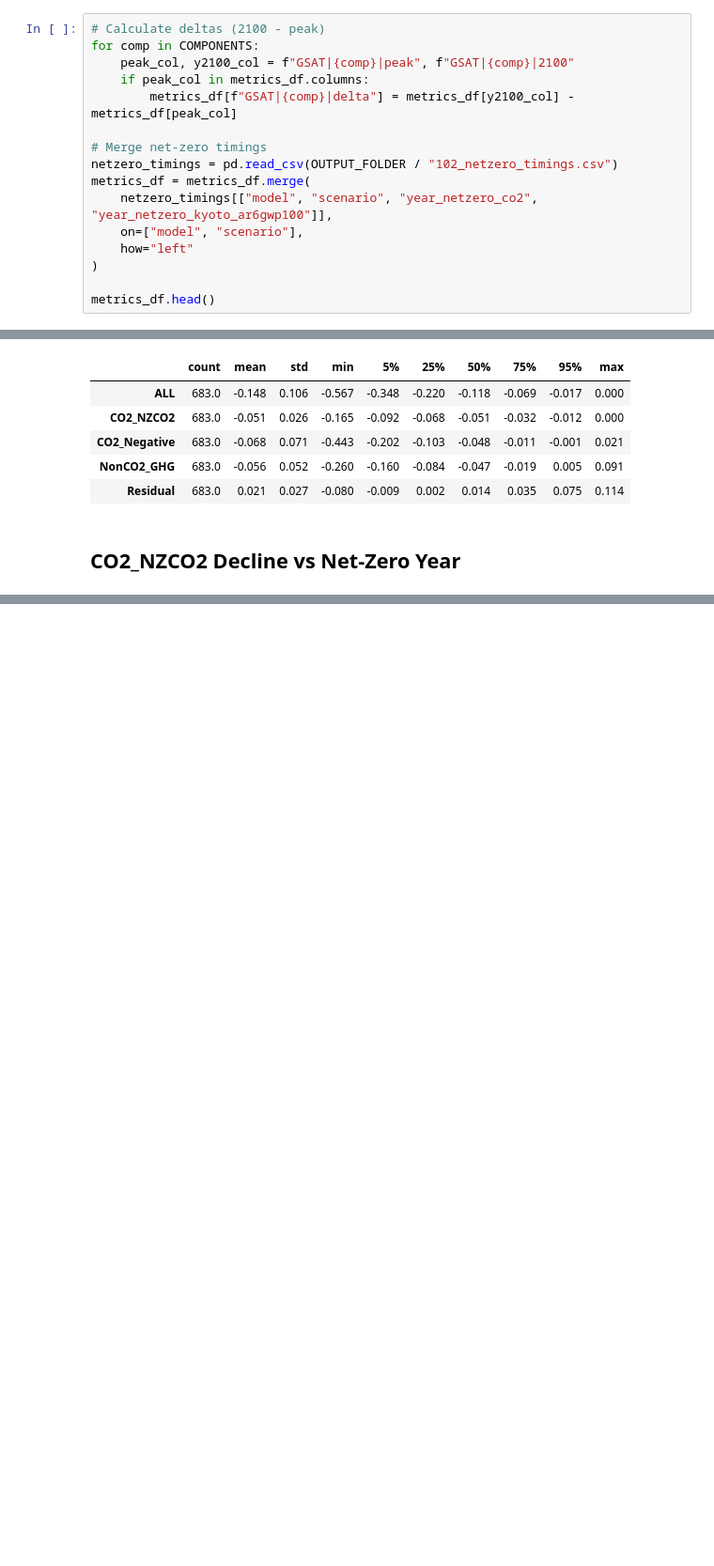
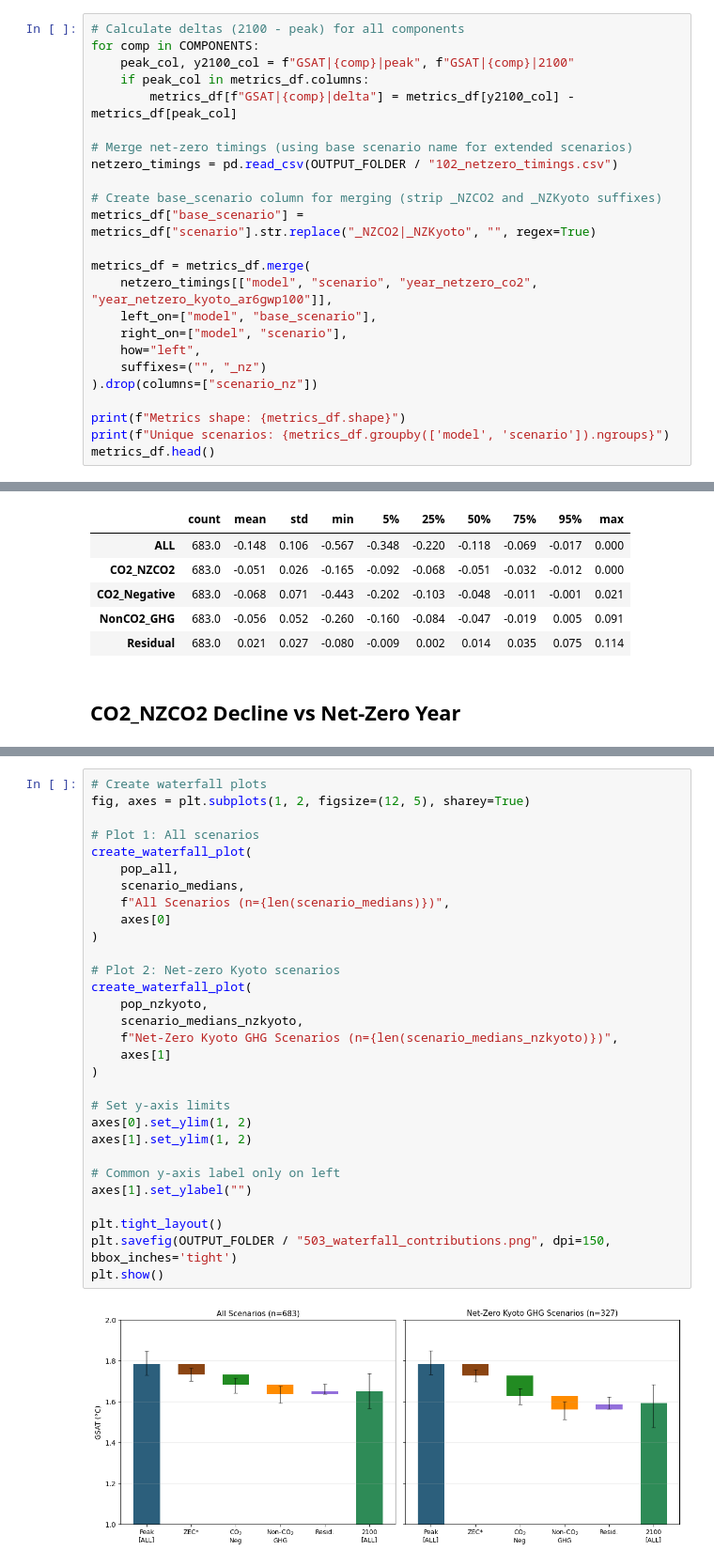
Before and after one commit to gaurav-ganti/netzero_assessment, a Jupyter notebook: analysis/503_contributions.ipynb, the cells around one changed output, grey strips where cells are left out. Shown at 94% size. Cells and saved outputs as stored; diff of their text form; blank space fills up the shorter version.

```diff
--- a/analysis/503_contributions.ipynb
+++ b/analysis/503_contributions.ipynb
@@ -132,19 +232,27 @@ Processed 409,800 runs across 683 scenarios
 # %% [markdown]
 ## Calculate Deltas
 # %%
-# Calculate deltas (2100 - peak)
+# Calculate deltas (2100 - peak) for all components
 for comp in COMPONENTS:
     peak_col, y2100_col = f"GSAT|{comp}|peak", f"GSAT|{comp}|2100"
     if peak_col in metrics_df.columns:
         metrics_df[f"GSAT|{comp}|delta"] = metrics_df[y2100_col] - metrics_df[peak_col]
 
-# Merge net-zero timings
+# Merge net-zero timings (using base scenario name for extended scenarios)
 netzero_timings = pd.read_csv(OUTPUT_FOLDER / "102_netzero_timings.csv")
+
+# Create base_scenario column for merging (strip _NZCO2 and _NZKyoto suffixes)
+metrics_df["base_scenario"] = metrics_df["scenario"].str.replace("_NZCO2|_NZKyoto", "", regex=True)
+
 metrics_df = metrics_df.merge(
     netzero_timings[["model", "scenario", "year_netzero_co2", "year_netzero_kyoto_ar6gwp100"]],
-    on=["model", "scenario"],
-    how="left"
-)
+    left_on=["model", "base_scenario"],
+    right_on=["model", "scenario"],
+    how="left",
+    suffixes=("", "_nz")
+).drop(columns=["scenario_nz"])
 
+print(f"Metrics shape: {metrics_df.shape}")
+print(f"Unique scenarios: {metrics_df.groupby(['model', 'scenario']).ngroups}")
 metrics_df.head()
 # %% [output]
@@ -465,0 +522,32 @@ Median of Medians Comparison (°C):
+# %%
+# Create waterfall plots
+fig, axes = plt.subplots(1, 2, figsize=(12, 5), sharey=True)
+
+# Plot 1: All scenarios
+create_waterfall_plot(
+    pop_all,
+    scenario_medians,
+    f"All Scenarios (n={len(scenario_medians)})",
+    axes[0]
+)
+
+# Plot 2: Net-zero Kyoto scenarios
+create_waterfall_plot(
+    pop_nzkyoto,
+    scenario_medians_nzkyoto,
+    f"Net-Zero Kyoto GHG Scenarios (n={len(scenario_medians_nzkyoto)})",
+    axes[1]
+)
+
+# Set y-axis limits
+axes[0].set_ylim(1, 2)
+axes[1].set_ylim(1, 2)
+
+# Common y-axis label only on left
+axes[1].set_ylabel("")
+
+plt.tight_layout()
+plt.savefig(OUTPUT_FOLDER / "503_waterfall_contributions.png", dpi=150, bbox_inches='tight')
+plt.show()
+# %% [output]
+[figure, added]
```
Also changed, not shown: parts of 28 cells of this notebook, 1 other file.
